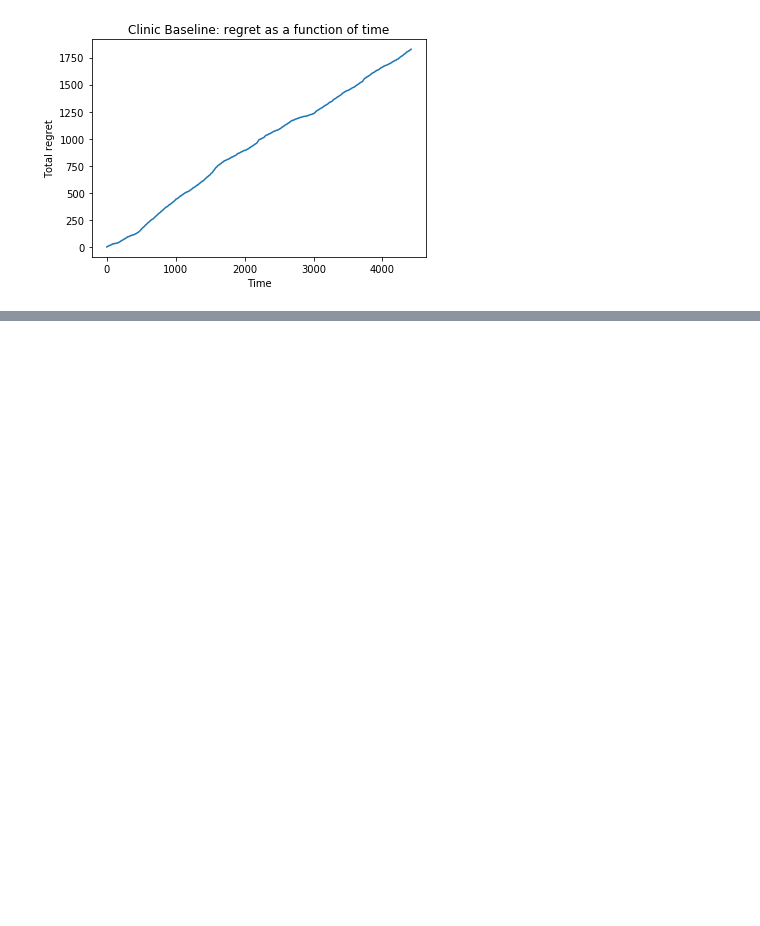
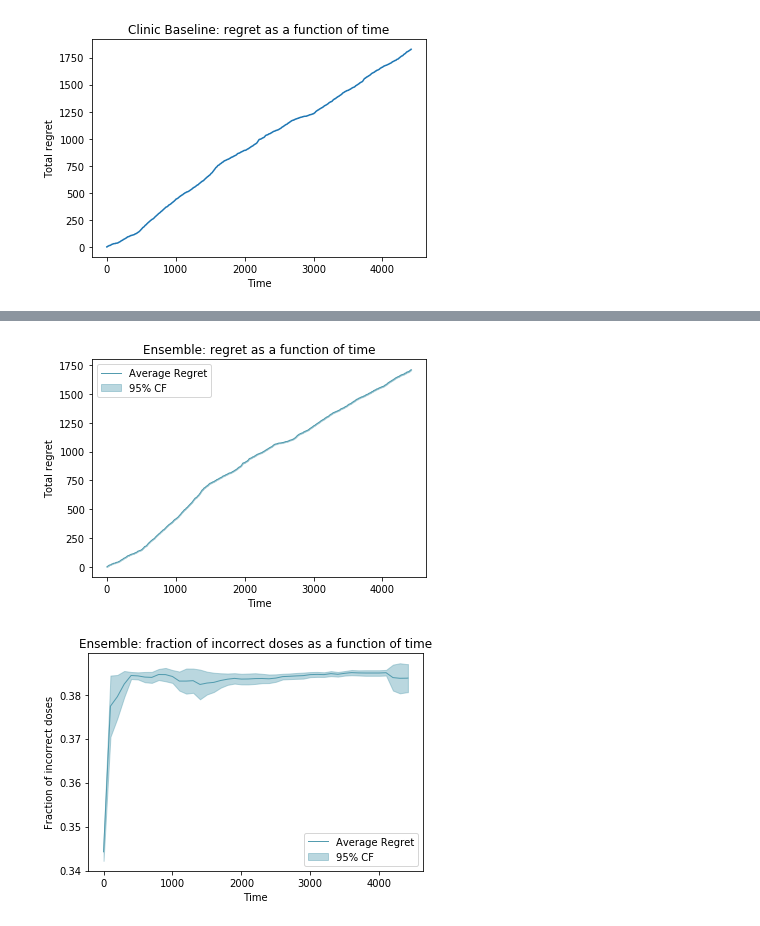
Before and after one commit to mrlsdvd/warfarin-dose-estimation, a Jupyter notebook: notebooks/baseline_comparison.ipynb, the cells around one changed output, grey strips where cells are left out. Saved outputs shown, nothing was run; the diff lists cells and outputs as text; code cells hidden in the pictures; blank space fills up the shorter version.

```diff
--- a/notebooks/baseline_comparison.ipynb
+++ b/notebooks/baseline_comparison.ipynb
@@ -218,0 +234,11 @@ plot_fraction_incorrect(ensemble_incorrect, num_examples, "Lasso (modified rewar
+# %%
+# Plot Lasso regret
+plot_regret(ensemble_regret, num_examples, "Ensemble: regret as a function of time",
+               "Time", "Total regret", "Average Regret", "95% CF")
+
+# Plot Lasso incorrect
+plot_fraction_incorrect(ensemble_incorrect, num_examples, "Ensemble: fraction of incorrect doses as a function of time",
+                        "Time", "Fraction of incorrect doses", "Average Regret", "95% CF")
+# %% [output]
+[figure, added]
+[figure, added]
```
Also changed, not shown: parts of 7 cells of this notebook.
